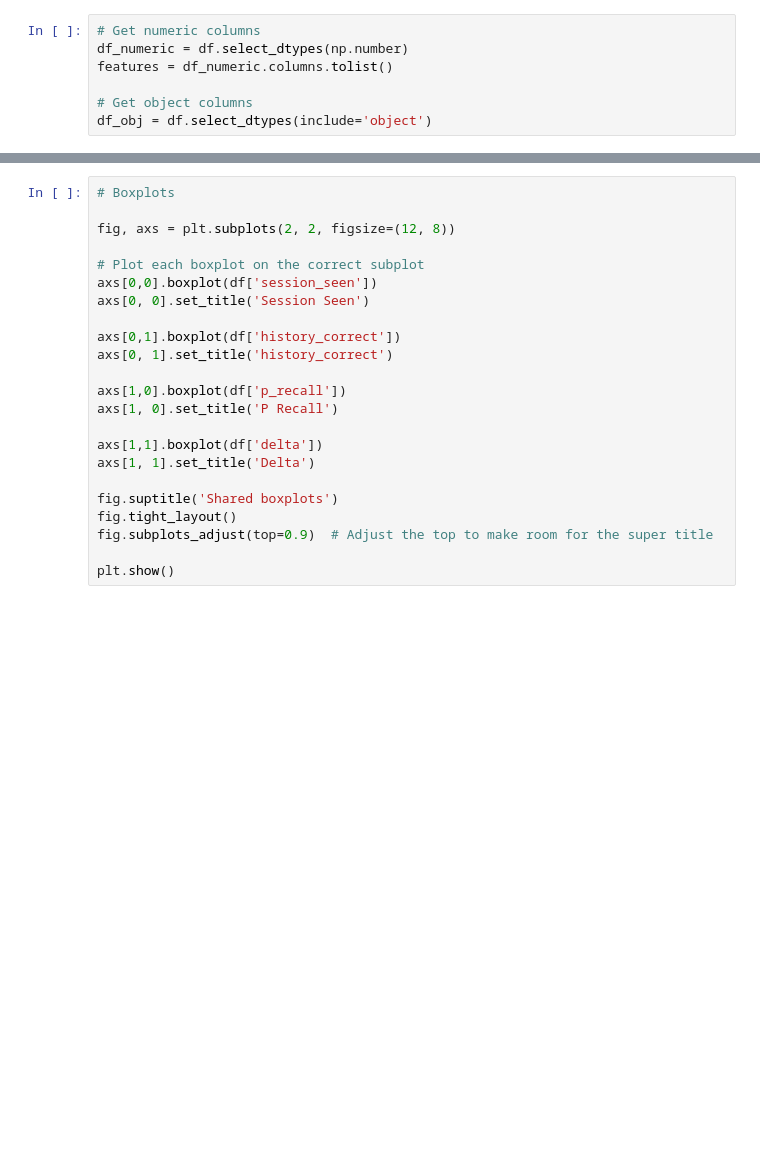
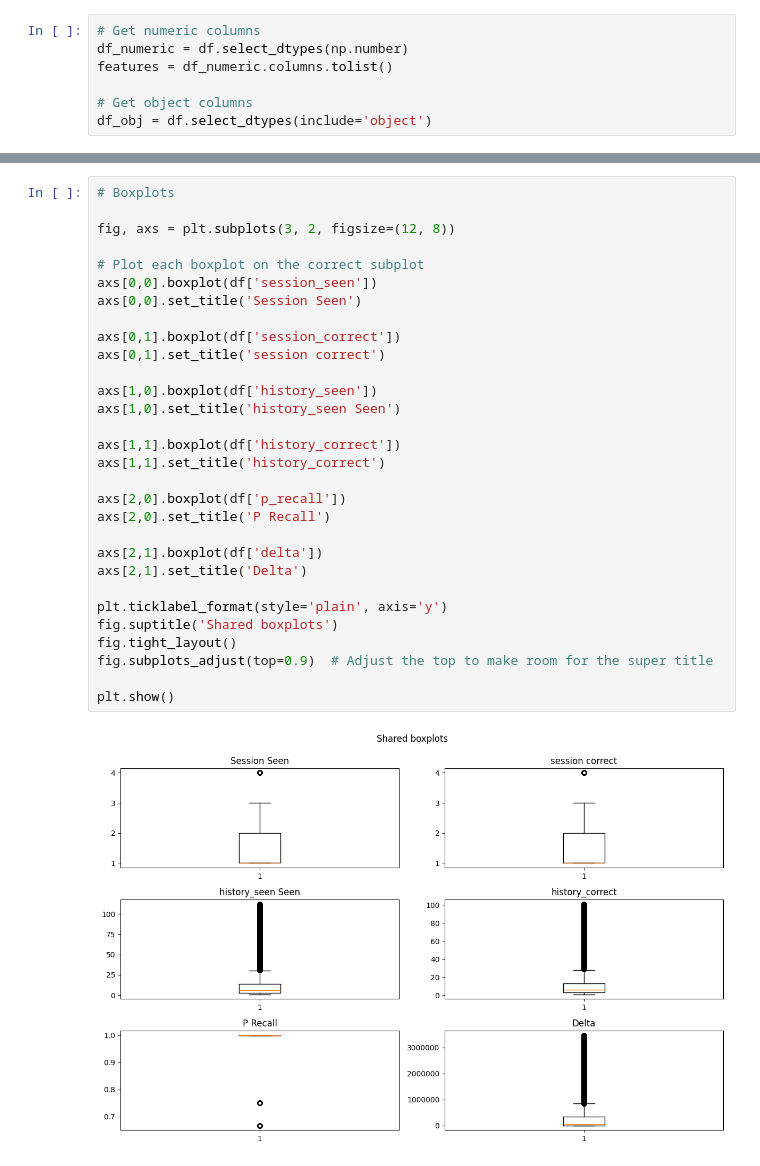
Before and after one commit to juliakubisa/spaced_repetition_algorithm, a Jupyter notebook: notebooks/duolingo_EDA.ipynb, the cells around one changed output, grey strips where cells are left out. Cells and saved outputs as stored; diff of their text form; blank space fills up the shorter version.

```diff
--- a/notebooks/duolingo_EDA.ipynb
+++ b/notebooks/duolingo_EDA.ipynb
@@ -137,26 +283,35 @@ features
 # %%
 # Boxplots
 
-fig, axs = plt.subplots(2, 2, figsize=(12, 8))
+fig, axs = plt.subplots(3, 2, figsize=(12, 8))
 
 # Plot each boxplot on the correct subplot
 axs[0,0].boxplot(df['session_seen'])
-axs[0, 0].set_title('Session Seen')
+axs[0,0].set_title('Session Seen')
 
-axs[0,1].boxplot(df['history_correct'])
-axs[0, 1].set_title('history_correct')
+axs[0,1].boxplot(df['session_correct'])
+axs[0,1].set_title('session correct')
 
-axs[1,0].boxplot(df['p_recall'])
-axs[1, 0].set_title('P Recall')
+axs[1,0].boxplot(df['history_seen'])
+axs[1,0].set_title('history_seen Seen')
 
-axs[1,1].boxplot(df['delta'])
-axs[1, 1].set_title('Delta')
+axs[1,1].boxplot(df['history_correct'])
+axs[1,1].set_title('history_correct')
 
+axs[2,0].boxplot(df['p_recall'])
+axs[2,0].set_title('P Recall')
+
+axs[2,1].boxplot(df['delta'])
+axs[2,1].set_title('Delta')
+
+plt.ticklabel_format(style='plain', axis='y')
 fig.suptitle('Shared boxplots')
 fig.tight_layout()
 fig.subplots_adjust(top=0.9)  # Adjust the top to make room for the super title
 
 plt.show()
+# %% [output]
+[figure, added]
 # %%
 # Boxplots one by one
 for y in features:
```
Also changed, not shown: parts of 30 cells of this notebook.
